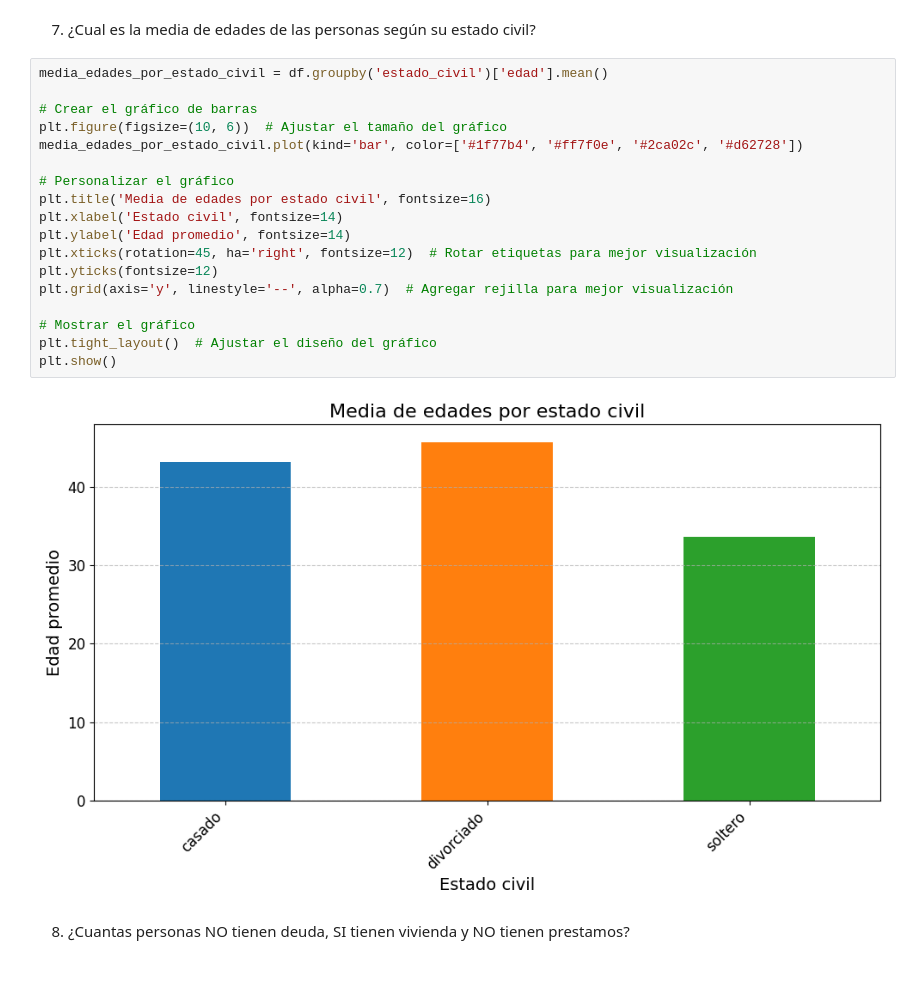
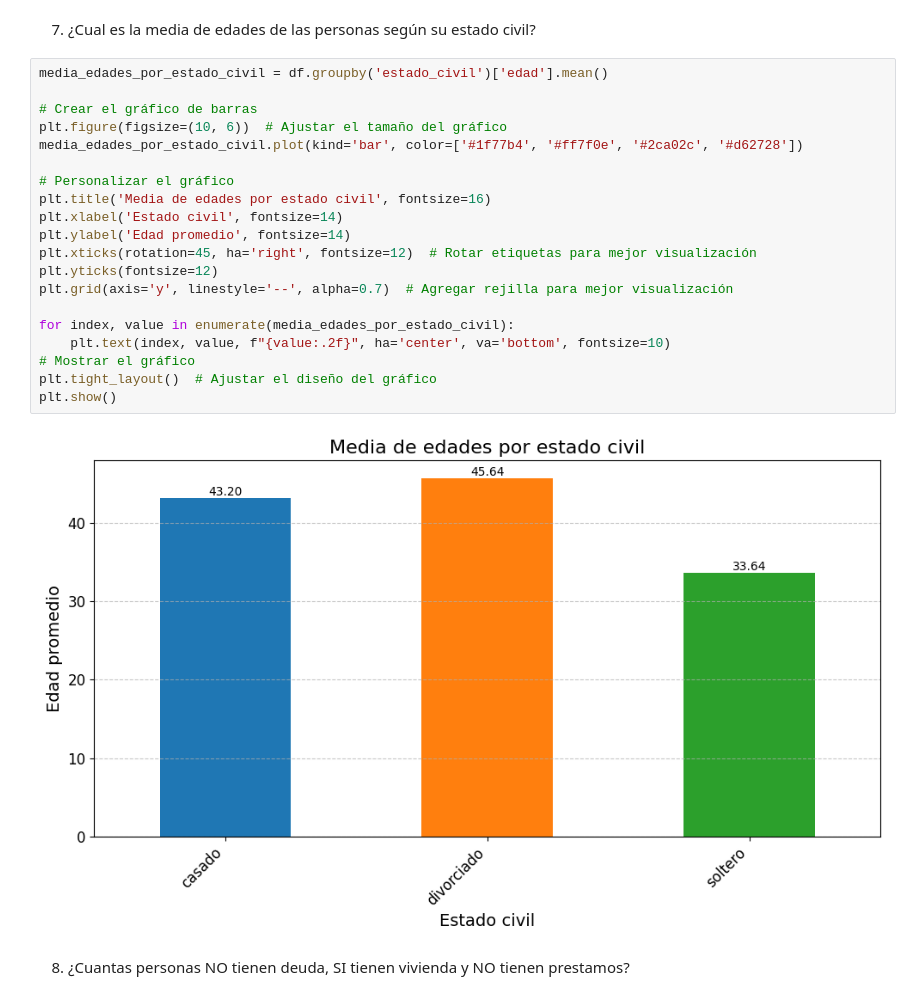
Before and after one commit to guillem-edo/AMACOR_Depositos, a Jupyter notebook: DATA/EDA/EDA.ipynb, the cells around one changed output. Drawn from its saved outputs; the diff is of its cells as text.

```diff
--- a/DATA/EDA/EDA.ipynb
+++ b/DATA/EDA/EDA.ipynb
@@ -347,23 +361,25 @@ La mediana de las edades de las personas que no tienen deuda y tienen vivienda e
 # %%
 media_edades_por_estado_civil = df.groupby('estado_civil')['edad'].mean()
 
 # Crear el gráfico de barras
 plt.figure(figsize=(10, 6))  # Ajustar el tamaño del gráfico
 media_edades_por_estado_civil.plot(kind='bar', color=['#1f77b4', '#ff7f0e', '#2ca02c', '#d62728'])
 
 # Personalizar el gráfico
 plt.title('Media de edades por estado civil', fontsize=16)
 plt.xlabel('Estado civil', fontsize=14)
 plt.ylabel('Edad promedio', fontsize=14)
 plt.xticks(rotation=45, ha='right', fontsize=12)  # Rotar etiquetas para mejor visualización
 plt.yticks(fontsize=12)
 plt.grid(axis='y', linestyle='--', alpha=0.7)  # Agregar rejilla para mejor visualización
 
+for index, value in enumerate(media_edades_por_estado_civil):
+    plt.text(index, value, f"{value:.2f}", ha='center', va='bottom', fontsize=10)
 # Mostrar el gráfico
 plt.tight_layout()  # Ajustar el diseño del gráfico
 plt.show()
 # %% [output]
-[figure, old version]
+[figure, new version]
 # %% [markdown]
 8. ¿Cuantas personas NO tienen deuda, SI tienen vivienda y NO tienen prestamos?
 # %%
```
Also changed, not shown: parts of 9 cells of this notebook.
